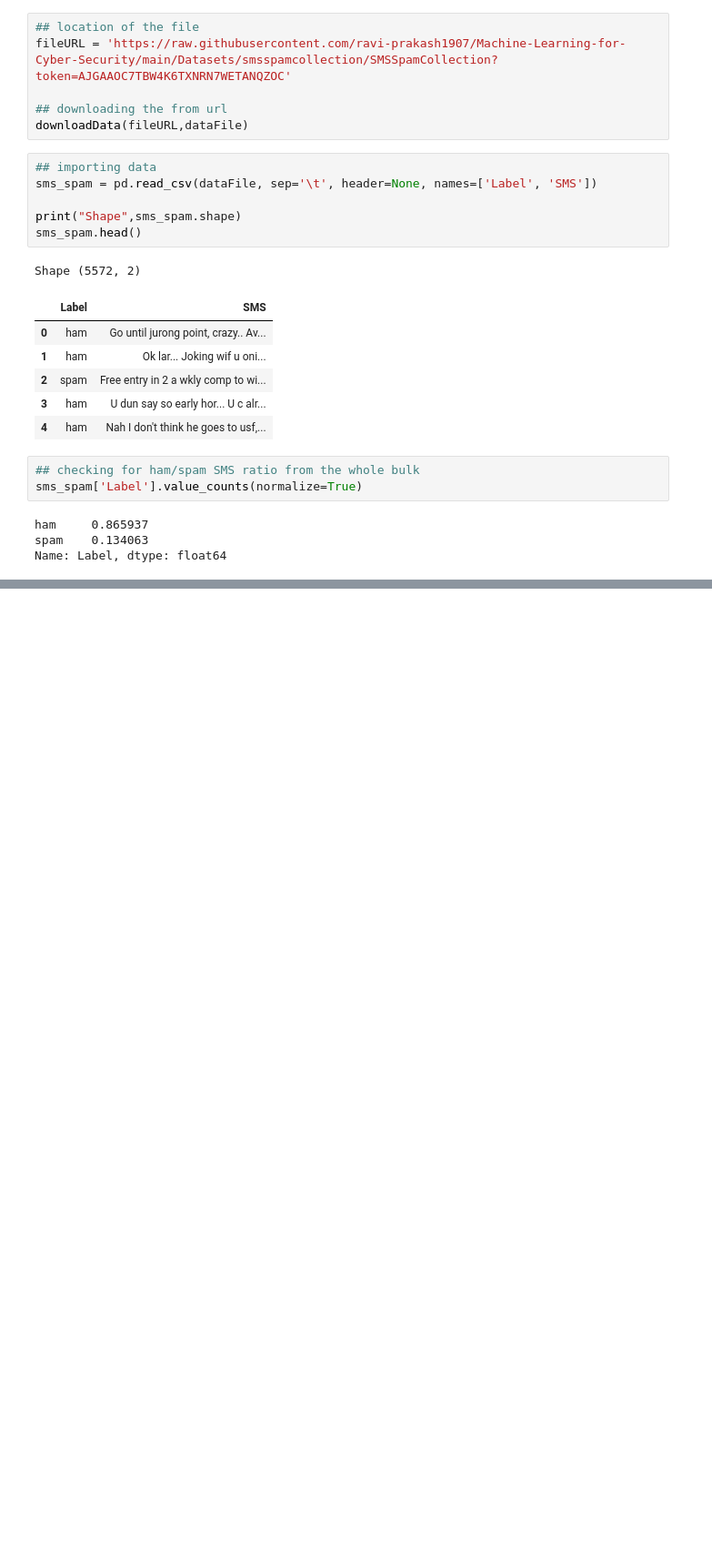
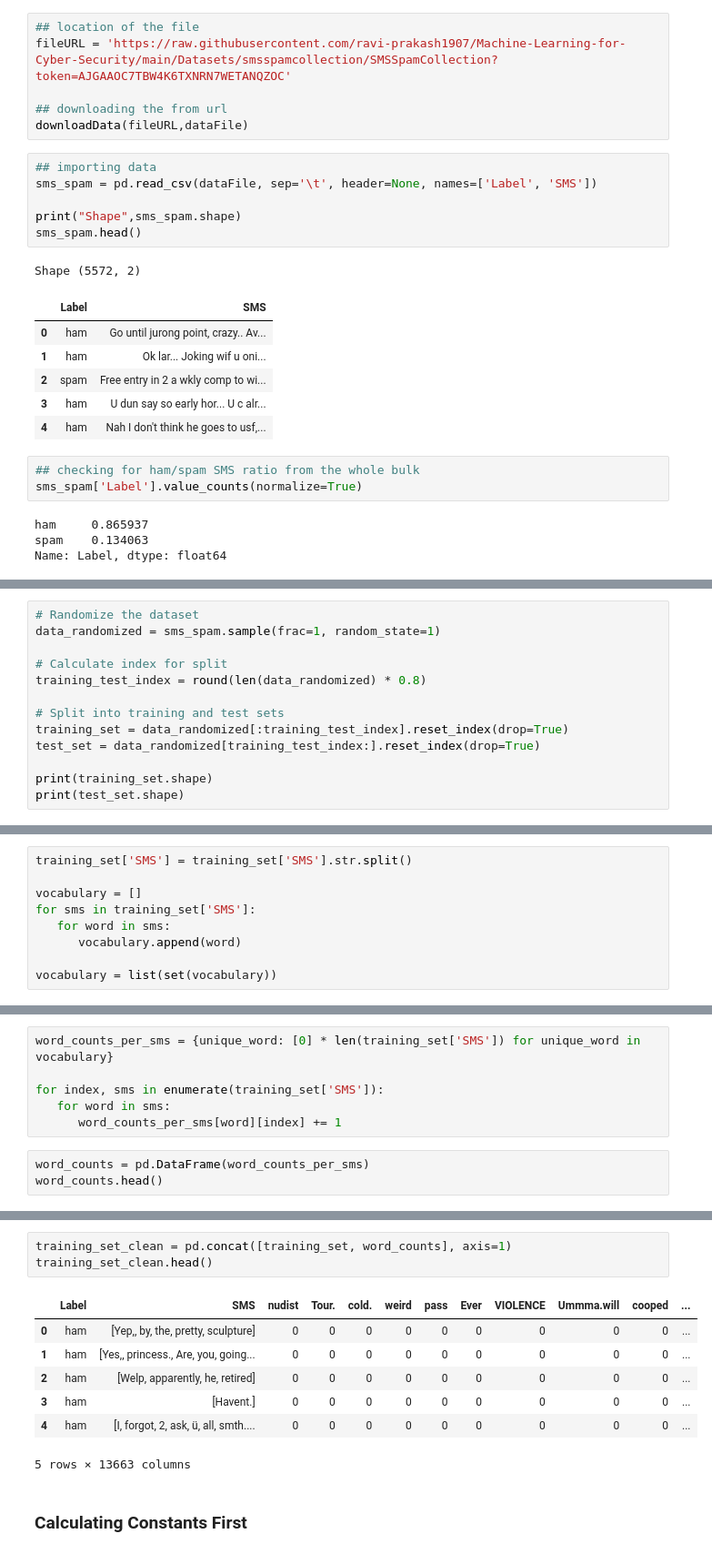
Before and after one commit to ravi-prakash1907/Machine-Learning-for-Cyber-Security, a Jupyter notebook: Notebooks/Spam SMS Filtering.ipynb, the cells around one changed output, grey strips where cells are left out. Shown: that part at 91% size. Cells and saved outputs as stored; diff of their text form; blank space fills up the shorter version.

```diff
--- a/Notebooks/Spam SMS Filtering.ipynb
+++ b/Notebooks/Spam SMS Filtering.ipynb
@@ -57,0 +58,13 @@ plt.plot
+# %%
+# Randomize the dataset
+data_randomized = sms_spam.sample(frac=1, random_state=1)
+
+# Calculate index for split
+training_test_index = round(len(data_randomized) * 0.8)
+
+# Split into training and test sets
+training_set = data_randomized[:training_test_index].reset_index(drop=True)
+test_set = data_randomized[training_test_index:].reset_index(drop=True)
+
+print(training_set.shape)
+print(test_set.shape)
@@ -69,0 +98,9 @@ plt.plot
+# %%
+training_set['SMS'] = training_set['SMS'].str.split()
+
+vocabulary = []
+for sms in training_set['SMS']:
+   for word in sms:
+      vocabulary.append(word)
+
+vocabulary = list(set(vocabulary))
@@ -69,0 +132,9 @@ plt.plot
+# %%
+word_counts_per_sms = {unique_word: [0] * len(training_set['SMS']) for unique_word in vocabulary}
+
+for index, sms in enumerate(training_set['SMS']):
+   for word in sms:
+      word_counts_per_sms[word][index] += 1
+# %%
+word_counts = pd.DataFrame(word_counts_per_sms)
+word_counts.head()
@@ -69,0 +149,13 @@ plt.plot
+# %%
+training_set_clean = pd.concat([training_set, word_counts], axis=1)
+training_set_clean.head()
+# %% [output]
+|  | Label | SMS | nudist | Tour. | cold. | weird | pass | Ever | VIOLENCE | Ummma.will | cooped | ... |
+| 0 | ham | [Yep,, by, the, pretty, sculpture] | 0 | 0 | 0 | 0 | 0 | 0 | 0 | 0 | 0 | ... |
+| 1 | ham | [Yes,, princess., Are, you, going... | 0 | 0 | 0 | 0 | 0 | 0 | 0 | 0 | 0 | ... |
+| 2 | ham | [Welp, apparently, he, retired] | 0 | 0 | 0 | 0 | 0 | 0 | 0 | 0 | 0 | ... |
+| 3 | ham | [Havent.] | 0 | 0 | 0 | 0 | 0 | 0 | 0 | 0 | 0 | ... |
+| 4 | ham | [I, forgot, 2, ask, ü, all, smth.... | 0 | 0 | 0 | 0 | 0 | 0 | 0 | 0 | 0 | ... |
+5 rows × 13663 columns
+# %% [markdown]
+### Calculating Constants First
```
Also changed, not shown: parts of 29 cells of this notebook.
